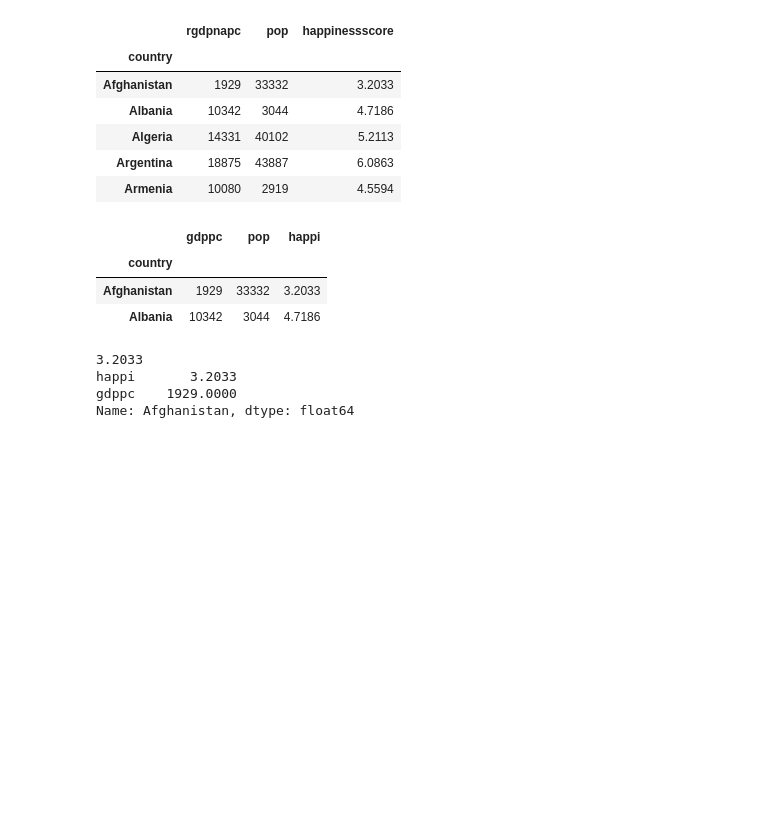
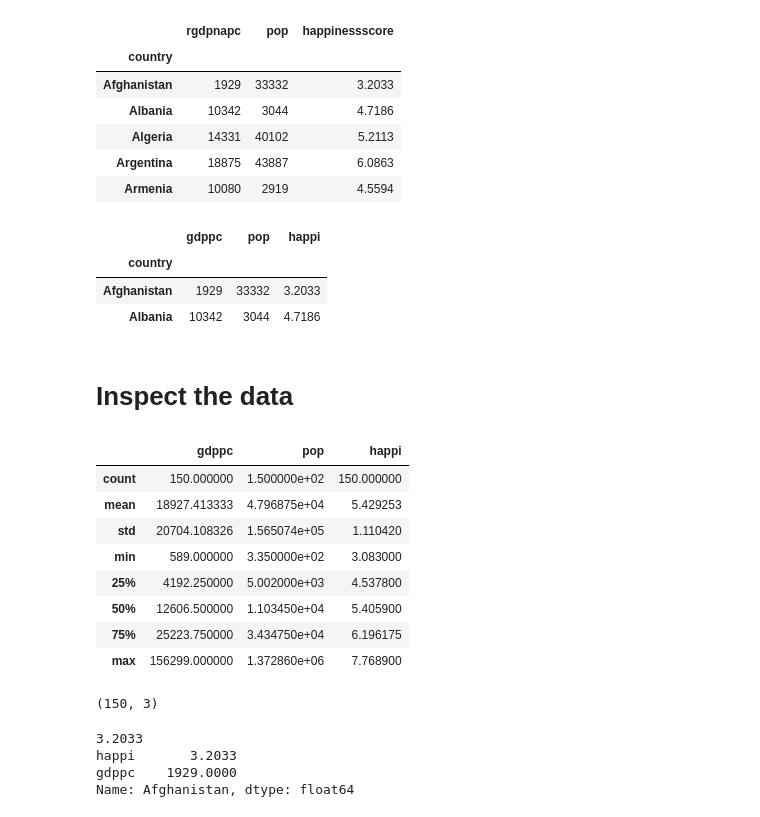
Before and after one commit to rahatsiddique/pandas_basics, a Jupyter notebook: happiness_gdp/happiness and GDP.ipynb, the cells around one changed output. Drawn from its saved outputs; the diff is of its cells as text; code cells hidden in the pictures; blank space fills up the shorter version.

```diff
--- a/happiness_gdp/happiness and GDP.ipynb
+++ b/happiness_gdp/happiness and GDP.ipynb
@@ -34,6 +34,25 @@ happy.head(n=2)
 | country |  |  |  |
 | Afghanistan | 1929 | 33332 | 3.2033 |
 | Albania | 10342 | 3044 | 4.7186 |
+# %% [markdown]
+# Inspect the data
+# %%
+#need to get to know the data you're using
+happy.describe()
+# %% [output]
+|  | gdppc | pop | happi |
+| count | 150.000000 | 1.500000e+02 | 150.000000 |
+| mean | 18927.413333 | 4.796875e+04 | 5.429253 |
+| std | 20704.108326 | 1.565074e+05 | 1.110420 |
+| min | 589.000000 | 3.350000e+02 | 3.083000 |
+| 25% | 4192.250000 | 5.002000e+03 | 4.537800 |
+| 50% | 12606.500000 | 1.103450e+04 | 5.405900 |
+| 75% | 25223.750000 | 3.434750e+04 | 6.196175 |
+| max | 156299.000000 | 1.372860e+06 | 7.768900 |
+# %%
+happy.shape
+# %% [output]
+(150, 3)
 # %%
 print(happy.iloc[0]['happi'])
 print(happy.loc['Afghanistan'][['happi','gdppc']])
```
Also changed, not shown: parts of 1 cell of this notebook.
